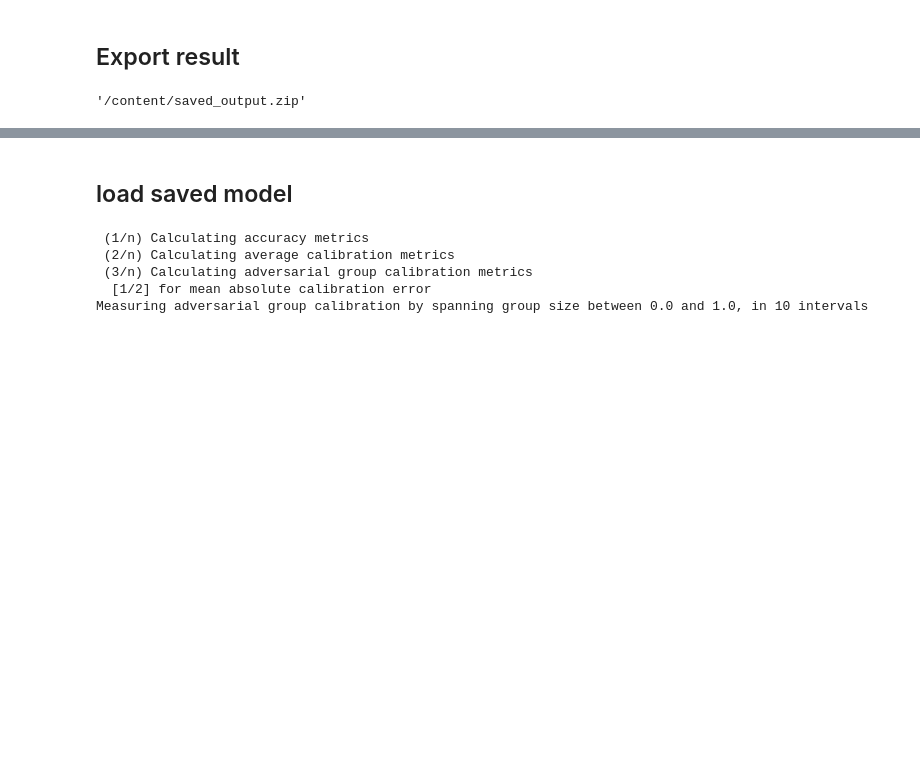
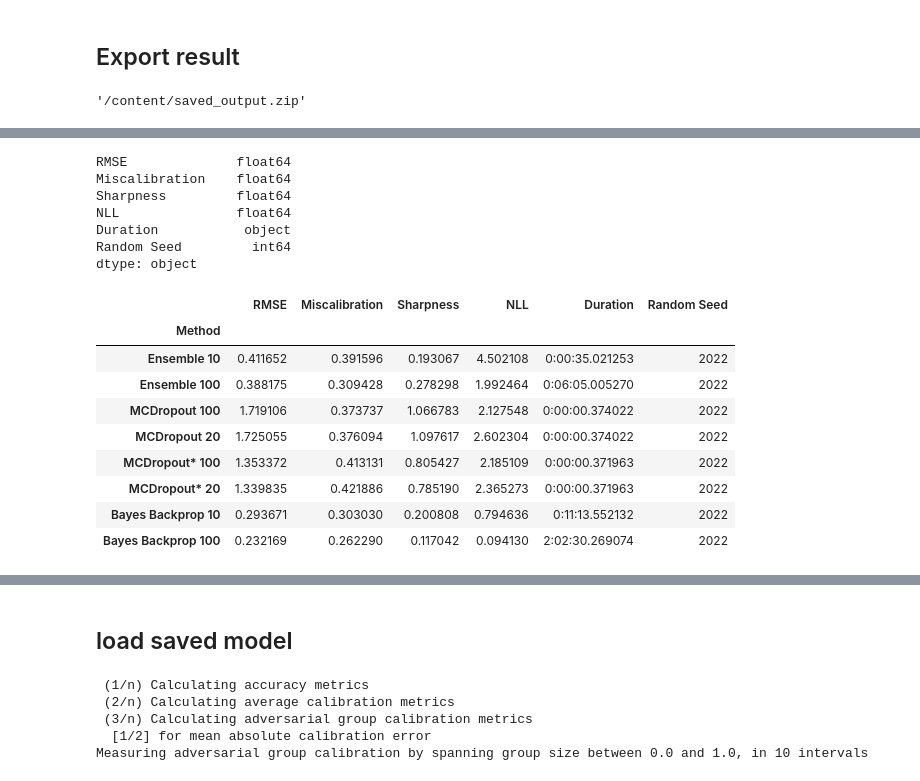
Before and after one commit to phanav/probabilistic-physics-satie, a Jupyter notebook: src/probabilistic_physics_inform_v3.ipynb, the cells around one changed output, grey strips where cells are left out. Saved outputs shown, nothing was run; the diff lists cells and outputs as text; code cells hidden in the pictures; blank space fills up the shorter version.

```diff
--- a/src/probabilistic_physics_inform_v3.ipynb
+++ b/src/probabilistic_physics_inform_v3.ipynb
@@ -2473,0 +2486,28 @@ shutil.make_archive(output_dir, 'zip', 'saved_output')
+# %%
+result_df = pd.read_csv(os.path.join(result_dir, metric_file_path), index_col=0).reset_index().infer_objects()
+# result_df.drop([5,6,7,8,9], inplace=True)
+
+result_df.drop('index', axis='columns', inplace=True)
+result_df.set_index('Method', inplace=True)
+# result_df.loc['Ensemble 10', 'Duration'] = '0:01:47.725229'
+
+print(result_df.dtypes)
+result_df
+# %% [output]
+RMSE              float64
+Miscalibration    float64
+Sharpness         float64
+NLL               float64
+Duration           object
+Random Seed         int64
+dtype: object
+|  | RMSE | Miscalibration | Sharpness | NLL | Duration | Random Seed |
+| Method |  |  |  |  |  |  |
+| Ensemble 10 | 0.411652 | 0.391596 | 0.193067 | 4.502108 | 0:00:35.021253 | 2022 |
+| Ensemble 100 | 0.388175 | 0.309428 | 0.278298 | 1.992464 | 0:06:05.005270 | 2022 |
+| MCDropout 100 | 1.719106 | 0.373737 | 1.066783 | 2.127548 | 0:00:00.374022 | 2022 |
+| MCDropout 20 | 1.725055 | 0.376094 | 1.097617 | 2.602304 | 0:00:00.374022 | 2022 |
+| MCDropout* 100 | 1.353372 | 0.413131 | 0.805427 | 2.185109 | 0:00:00.371963 | 2022 |
+| MCDropout* 20 | 1.339835 | 0.421886 | 0.785190 | 2.365273 | 0:00:00.371963 | 2022 |
+| Bayes Backprop 10 | 0.293671 | 0.303030 | 0.200808 | 0.794636 | 0:11:13.552132 | 2022 |
+| Bayes Backprop 100 | 0.232169 | 0.262290 | 0.117042 | 0.094130 | 2:02:30.269074 | 2022 |
```
Also changed, not shown: parts of 28 cells of this notebook.
